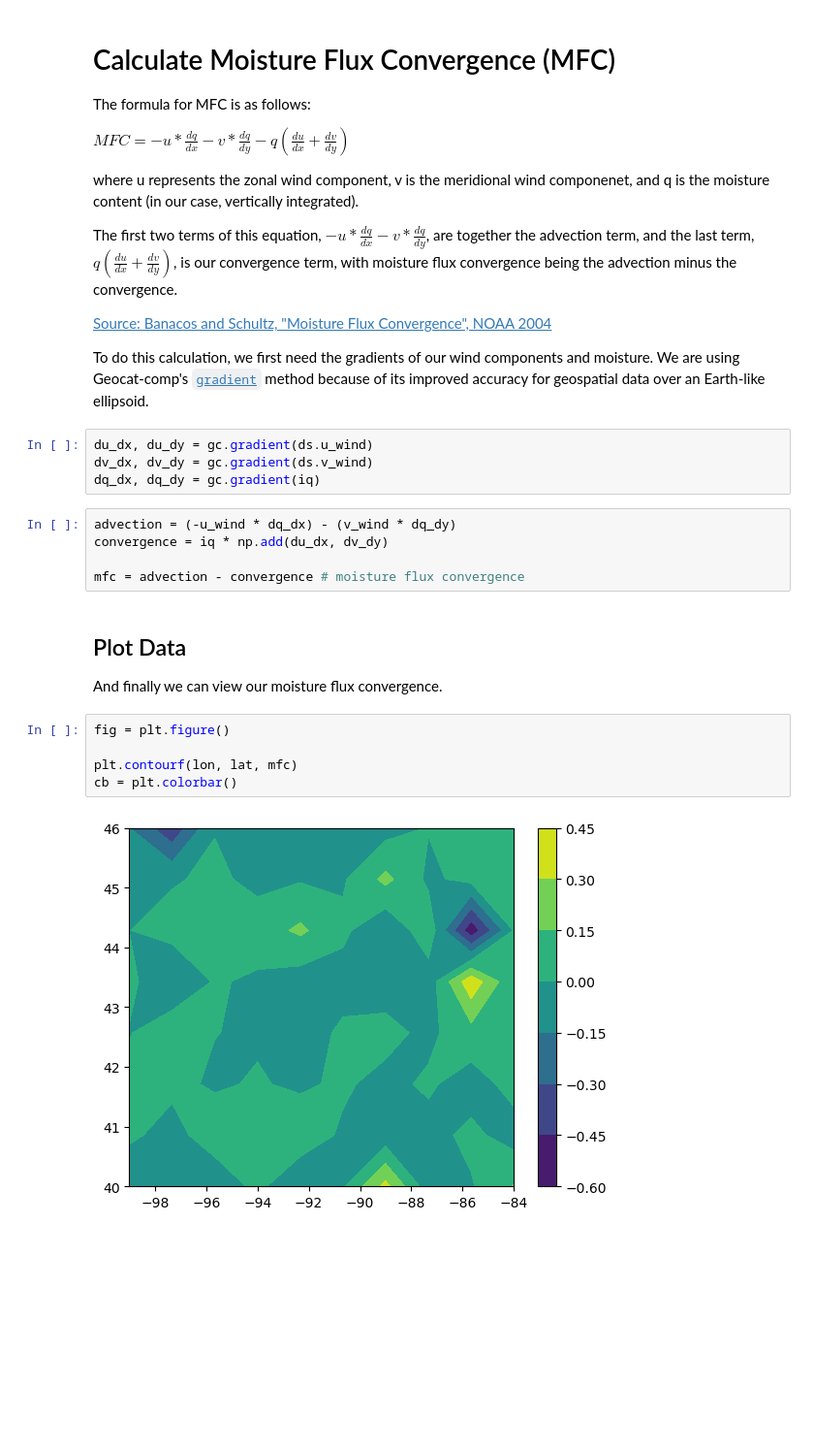
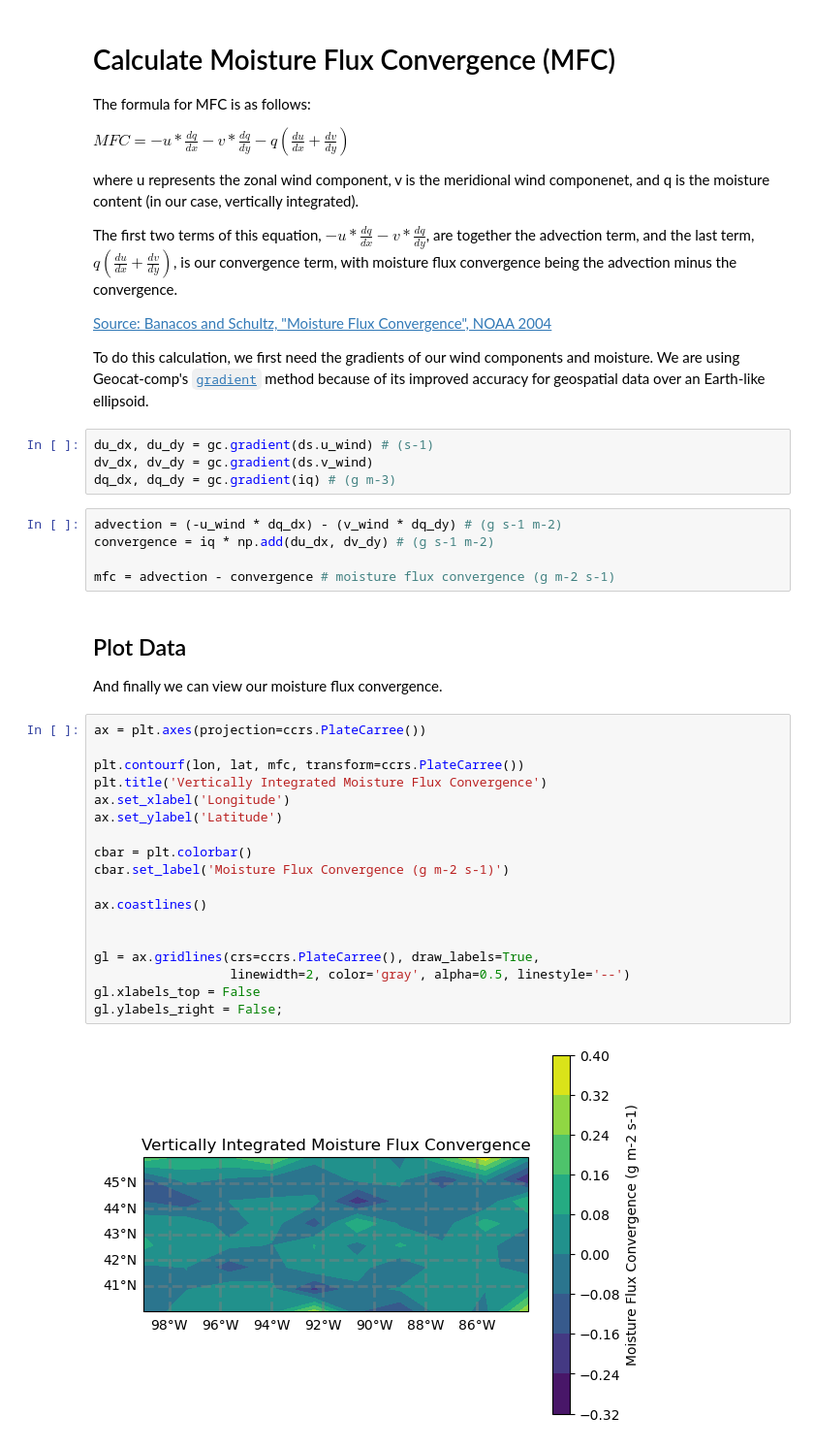
Before and after one commit to NCAR/geocat-comp, a Jupyter notebook: docs/examples/vimfc.ipynb, the cells around one changed output. Shown: that part at 97% size. Cells and saved outputs as stored; diff of their text form; blank space fills up the shorter version.

Commit message:
use cartopy and add figure labels

```diff
--- a/docs/examples/vimfc.ipynb
+++ b/docs/examples/vimfc.ipynb
@@ -92,22 +93,35 @@ The first two terms of this equation, $-u*\frac{dq}{dx} - v*\frac{dq}{dy}$, are
 
 To do this calculation, we first need the gradients of our wind components and moisture. We are using Geocat-comp's [`gradient`](https://geocat-comp.readthedocs.io/en/latest/user_api/generated/geocat.comp.gradient.gradient.html#geocat.comp.gradient.gradient) method because of its improved accuracy for geospatial data over an Earth-like ellipsoid.
 # %%
-du_dx, du_dy = gc.gradient(ds.u_wind)
+du_dx, du_dy = gc.gradient(ds.u_wind) # (s-1)
 dv_dx, dv_dy = gc.gradient(ds.v_wind)
-dq_dx, dq_dy = gc.gradient(iq)
+dq_dx, dq_dy = gc.gradient(iq) # (g m-3)
 # %%
-advection = (-u_wind * dq_dx) - (v_wind * dq_dy)
-convergence = iq * np.add(du_dx, dv_dy)
+advection = (-u_wind * dq_dx) - (v_wind * dq_dy) # (g s-1 m-2)
+convergence = iq * np.add(du_dx, dv_dy) # (g s-1 m-2)
 
-mfc = advection - convergence # moisture flux convergence
+mfc = advection - convergence # moisture flux convergence (g m-2 s-1)
 # %% [markdown]
 ## Plot Data
 
 And finally we can view our moisture flux convergence.
-# %%
-fig = plt.figure()
-
-plt.contourf(lon, lat, mfc)
-cb = plt.colorbar()
-# %% [output]
-[figure, removed]
+# %%
+ax = plt.axes(projection=ccrs.PlateCarree())
+
+plt.contourf(lon, lat, mfc, transform=ccrs.PlateCarree())
+plt.title('Vertically Integrated Moisture Flux Convergence')
+ax.set_xlabel('Longitude')
+ax.set_ylabel('Latitude')
+
+cbar = plt.colorbar()
+cbar.set_label('Moisture Flux Convergence (g m-2 s-1)')
+
+ax.coastlines()
+
+
+gl = ax.gridlines(crs=ccrs.PlateCarree(), draw_labels=True,
+                  linewidth=2, color='gray', alpha=0.5, linestyle='--')
+gl.xlabels_top = False
+gl.ylabels_right = False;
+# %% [output]
+[figure, added]
```
Also changed, not shown: parts of 2 cells of this notebook, 1 other file.
